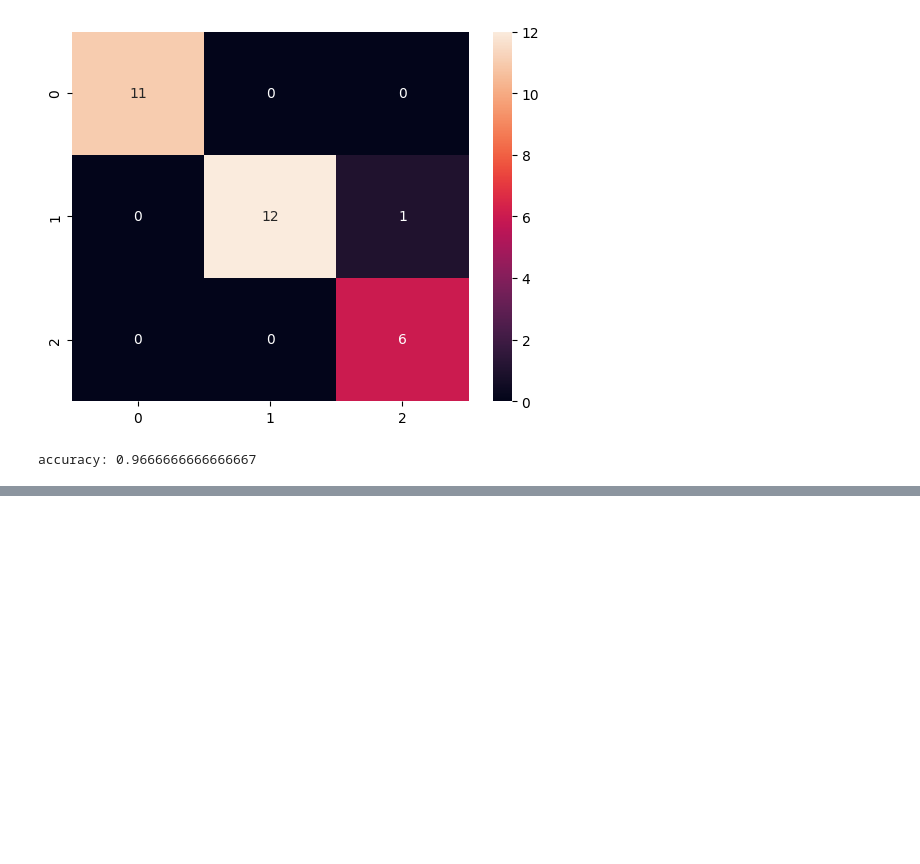
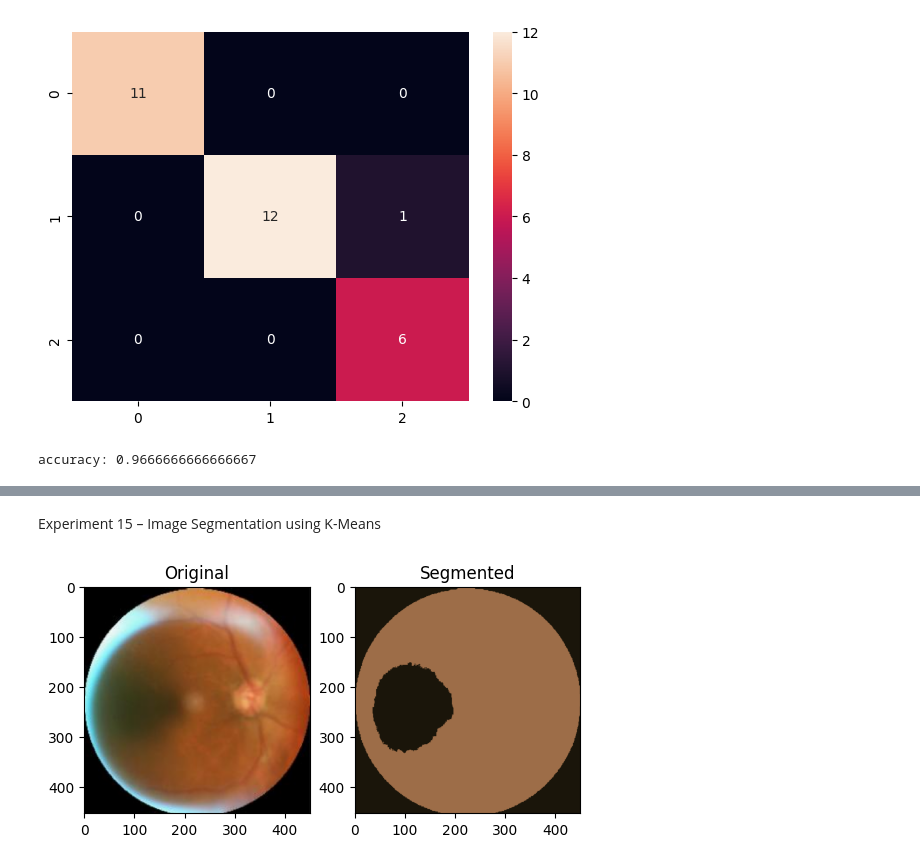
Before and after one commit to sathishr-ai/CSA4743-DL_LAB, a Jupyter notebook: DL_Lab.ipynb, the cells around one changed output, grey strips where cells are left out. Saved outputs shown, nothing was run; the diff lists cells and outputs as text; code cells hidden in the pictures; blank space fills up the shorter version.

```diff
--- a/DL_Lab.ipynb
+++ b/DL_Lab.ipynb
@@ -252,0 +361,42 @@ accuracy: 0.9666666666666667
+# %% [markdown]
+Experiment 15 – Image Segmentation using K-Means
+# %%
+import cv2
+import numpy as np
+import matplotlib.pyplot as plt
+
+img=cv2.imread("image.png")
+
+img=cv2.cvtColor(img,cv2.COLOR_BGR2RGB)
+
+z=img.reshape((-1,3))
+
+z=np.float32(z)
+
+c=cv2.kmeans(
+z,2,None,
+(cv2.TERM_CRITERIA_EPS+
+cv2.TERM_CRITERIA_MAX_ITER,10,1.0),
+10,cv2.KMEANS_RANDOM_CENTERS)
+
+center=np.uint8(c[2])
+
+res=center[c[1].flatten()]
+
+out=res.reshape(img.shape)
+
+plt.subplot(1,2,1)
+
+plt.imshow(img)
+
+plt.title("Original")
+
+plt.subplot(1,2,2)
+
+plt.imshow(out)
+
+plt.title("Segmented")
+
+plt.show()
+# %% [output]
+[figure, added]
```
Also changed, not shown: parts of 18 cells of this notebook.
